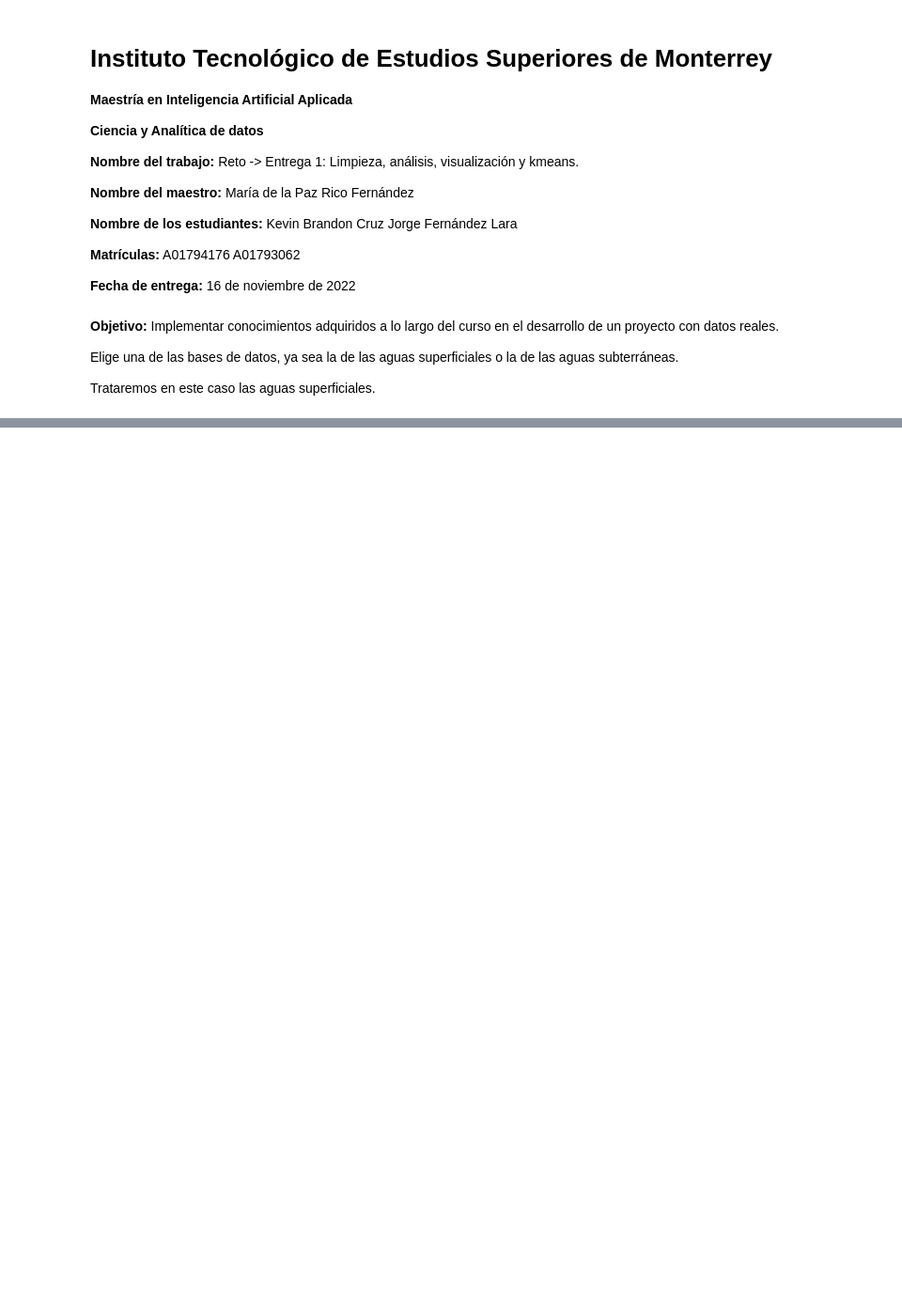
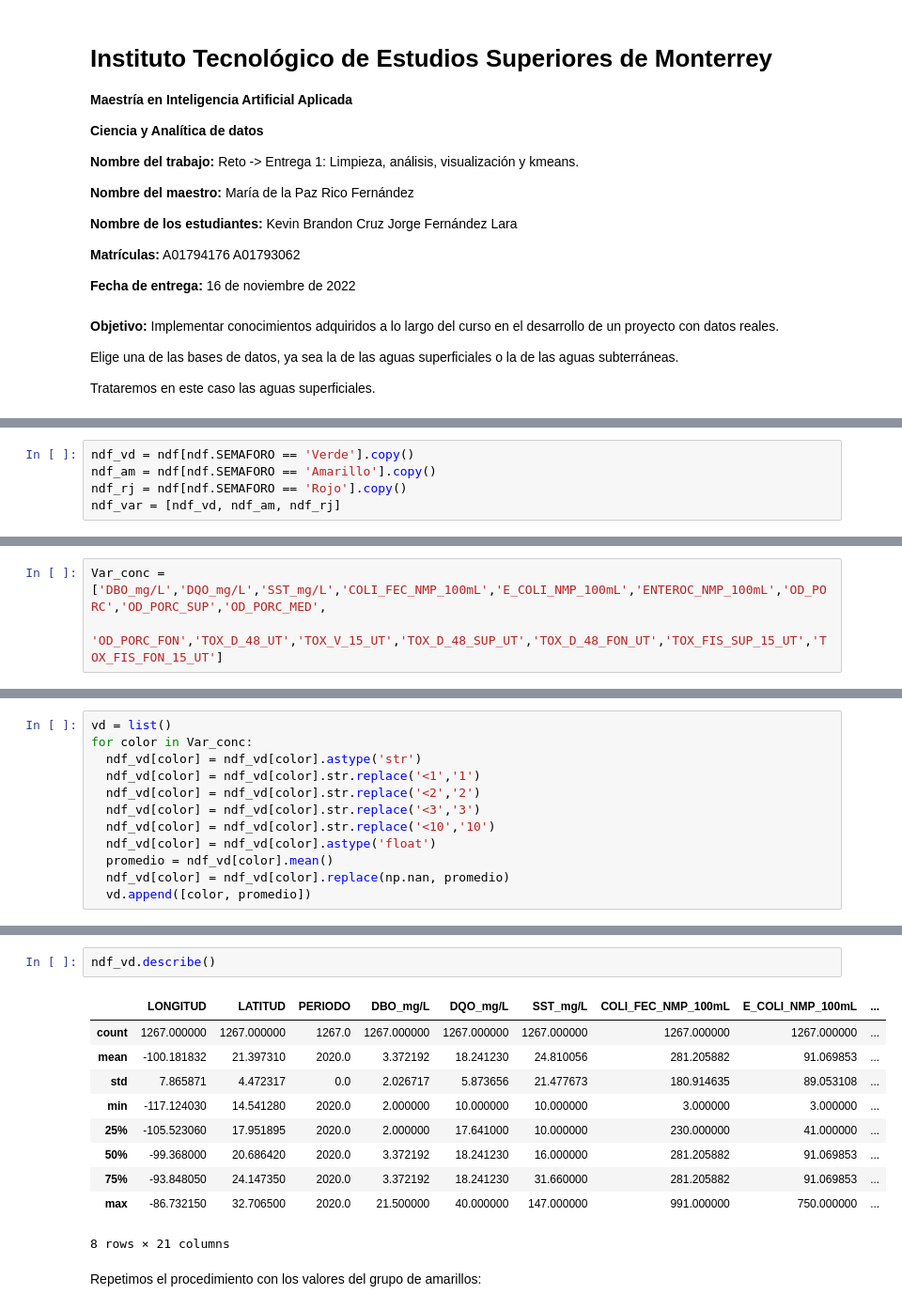
Before and after one commit to PosgradoMNA/actividades-del-projecto-cad_kbcm_jfl, a Jupyter notebook: Reto_entrega_1.ipynb, the cells around one changed output, grey strips where cells are left out. Shown: that part at 94% size. Drawn from its saved outputs; the diff is of its cells as text; blank space fills up the shorter version.

```diff
--- a/Reto_entrega_1.ipynb
+++ b/Reto_entrega_1.ipynb
@@ -54,0 +322,5 @@ ParserError: ignored
+# %%
+ndf_vd = ndf[ndf.SEMAFORO == 'Verde'].copy()
+ndf_am = ndf[ndf.SEMAFORO == 'Amarillo'].copy()
+ndf_rj = ndf[ndf.SEMAFORO == 'Rojo'].copy()
+ndf_var = [ndf_vd, ndf_am, ndf_rj]
@@ -54,0 +329,3 @@ ParserError: ignored
+# %%
+Var_conc = ['DBO_mg/L','DQO_mg/L','SST_mg/L','COLI_FEC_NMP_100mL','E_COLI_NMP_100mL','ENTEROC_NMP_100mL','OD_PORC','OD_PORC_SUP','OD_PORC_MED',
+             'OD_PORC_FON','TOX_D_48_UT','TOX_V_15_UT','TOX_D_48_SUP_UT','TOX_D_48_FON_UT','TOX_FIS_SUP_15_UT','TOX_FIS_FON_15_UT']
@@ -54,0 +334,12 @@ ParserError: ignored
+# %%
+vd = list()
+for color in Var_conc:
+  ndf_vd[color] = ndf_vd[color].astype('str')
+  ndf_vd[color] = ndf_vd[color].str.replace('<1','1')
+  ndf_vd[color] = ndf_vd[color].str.replace('<2','2')
+  ndf_vd[color] = ndf_vd[color].str.replace('<3','3')
+  ndf_vd[color] = ndf_vd[color].str.replace('<10','10')
+  ndf_vd[color] = ndf_vd[color].astype('float')
+  promedio = ndf_vd[color].mean()
+  ndf_vd[color] = ndf_vd[color].replace(np.nan, promedio)
+  vd.append([color, promedio])
@@ -54,0 +362,15 @@ ParserError: ignored
+# %%
+ndf_vd.describe()
+# %% [output]
+|  | LONGITUD | LATITUD | PERIODO | DBO_mg/L | DQO_mg/L | SST_mg/L | COLI_FEC_NMP_100mL | E_COLI_NMP_100mL | ... |
+| count | 1267.000000 | 1267.000000 | 1267.0 | 1267.000000 | 1267.000000 | 1267.000000 | 1267.000000 | 1267.000000 | ... |
+| mean | -100.181832 | 21.397310 | 2020.0 | 3.372192 | 18.241230 | 24.810056 | 281.205882 | 91.069853 | ... |
+| std | 7.865871 | 4.472317 | 0.0 | 2.026717 | 5.873656 | 21.477673 | 180.914635 | 89.053108 | ... |
+| min | -117.124030 | 14.541280 | 2020.0 | 2.000000 | 10.000000 | 10.000000 | 3.000000 | 3.000000 | ... |
+| 25% | -105.523060 | 17.951895 | 2020.0 | 2.000000 | 17.641000 | 10.000000 | 230.000000 | 41.000000 | ... |
+| 50% | -99.368000 | 20.686420 | 2020.0 | 3.372192 | 18.241230 | 16.000000 | 281.205882 | 91.069853 | ... |
+| 75% | -93.848050 | 24.147350 | 2020.0 | 3.372192 | 18.241230 | 31.660000 | 281.205882 | 91.069853 | ... |
+| max | -86.732150 | 32.706500 | 2020.0 | 21.500000 | 40.000000 | 147.000000 | 991.000000 | 750.000000 | ... |
+8 rows × 21 columns
+# %% [markdown]
+Repetimos el procedimiento con los valores del grupo de amarillos:
```
Also changed, not shown: parts of 41 cells of this notebook.
